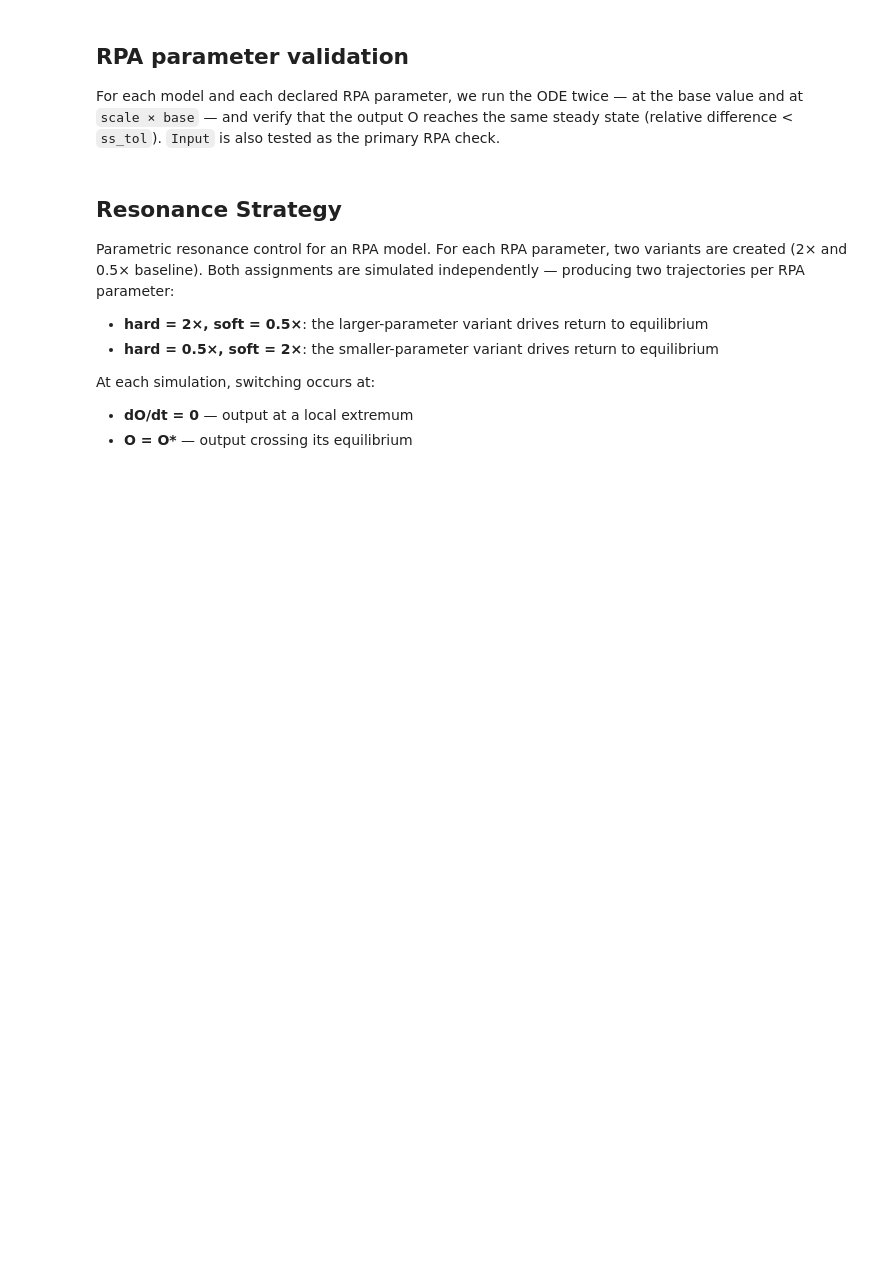
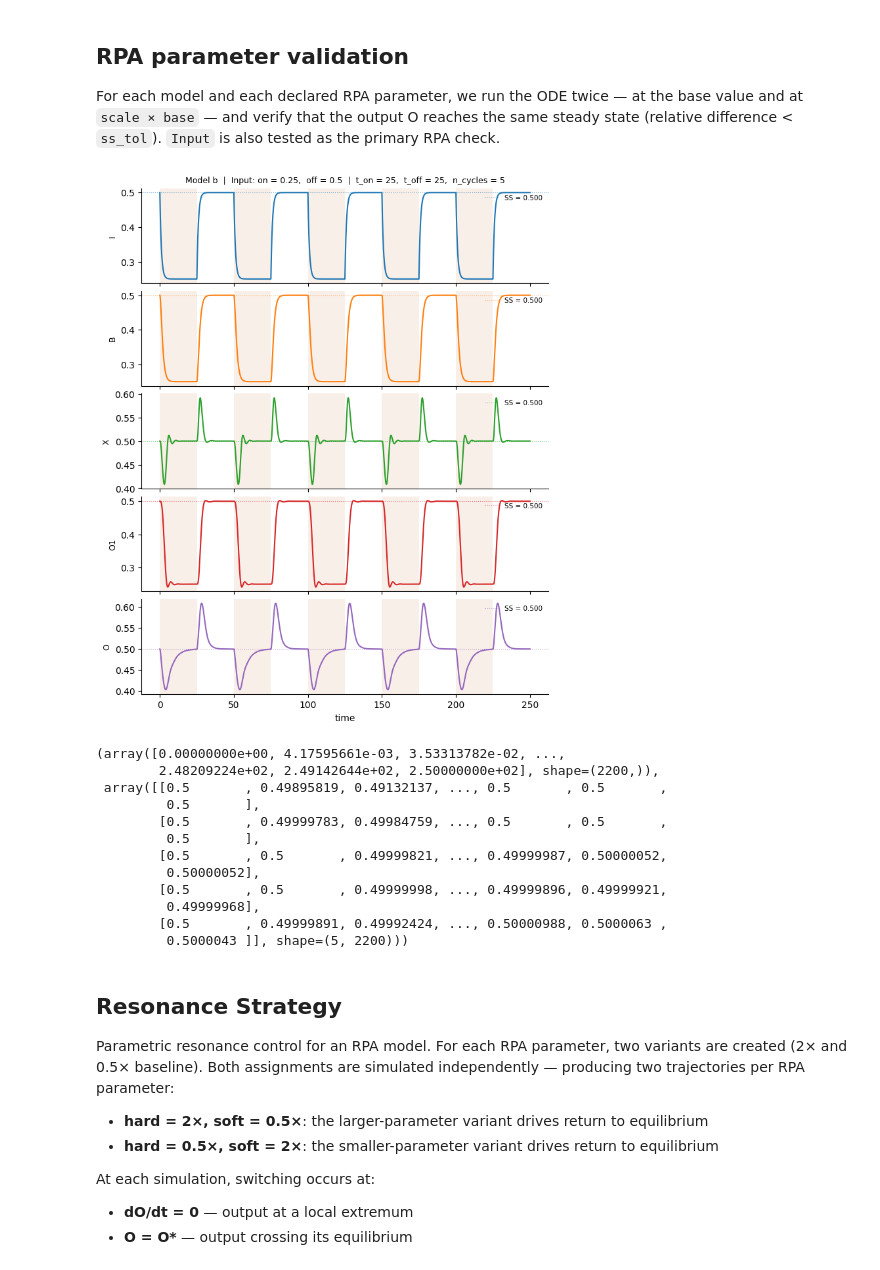
Before and after one commit to Liamir/autodiff-control, a Jupyter notebook: notebooks/rpa_model_class.ipynb, the cells around one changed output. Drawn from its saved outputs; the diff is of its cells as text; code cells hidden in the pictures; blank space fills up the shorter version.

```diff
--- a/notebooks/rpa_model_class.ipynb
+++ b/notebooks/rpa_model_class.ipynb
@@ -391,6 +707,23 @@ def print_results(model, results):
 #     results = validate_rpa_params(model)
 #     print_results(model, results)
 #     print()
+# %%
+simulate_rpa_intermittent(model_b, 'Input', 0.25, 0.5, 25, 25, 5,
+                               rtol=1e-8, atol=1e-10)
+# %% [output]
+[figure, added]
+(array([0.00000000e+00, 4.17595661e-03, 3.53313782e-02, ...,
+        2.48209224e+02, 2.49142644e+02, 2.50000000e+02], shape=(2200,)),
+ array([[0.5       , 0.49895819, 0.49132137, ..., 0.5       , 0.5       ,
+         0.5       ],
+        [0.5       , 0.49999783, 0.49984759, ..., 0.5       , 0.5       ,
+         0.5       ],
+        [0.5       , 0.5       , 0.49999821, ..., 0.49999987, 0.50000052,
+         0.50000052],
+        [0.5       , 0.5       , 0.49999998, ..., 0.49999896, 0.49999921,
+         0.49999968],
+        [0.5       , 0.49999891, 0.49992424, ..., 0.50000988, 0.5000063 ,
+         0.5000043 ]], shape=(5, 2200)))
 # %% [markdown]
 ## Resonance Strategy
 
```
Also changed, not shown: parts of 14 cells of this notebook, 2 other files.
